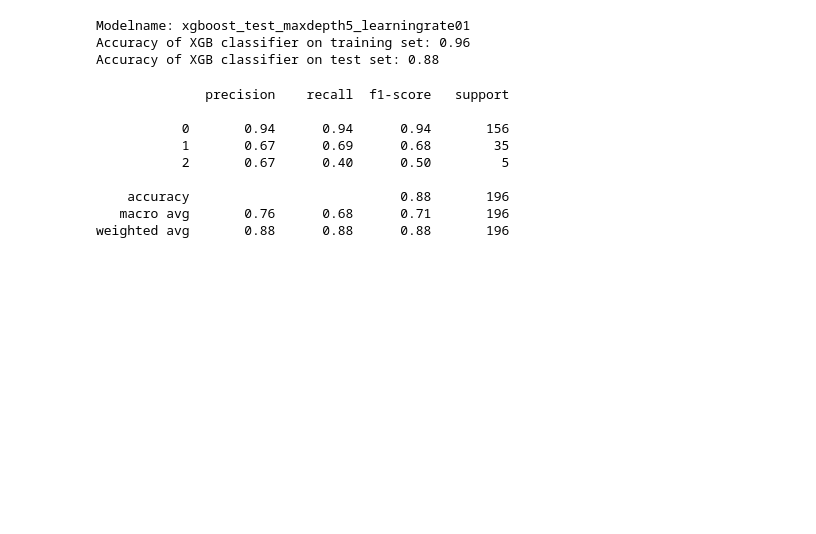
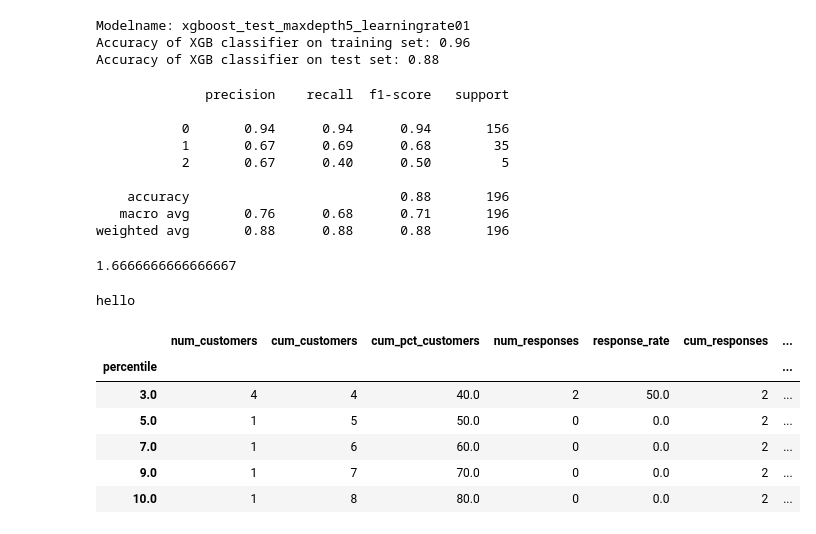
Before and after one commit to OnurKerimoglu/ML-sandbox, a Jupyter notebook: mlflow/examples/CLV/CLV_prediction.ipynb, the cells around one changed output. Cells and saved outputs as stored; diff of their text form; code cells hidden in the pictures; blank space fills up the shorter version.

```diff
--- a/mlflow/examples/CLV/CLV_prediction.ipynb
+++ b/mlflow/examples/CLV/CLV_prediction.ipynb
@@ -167,3 +167,19 @@ print(clfreport)
     accuracy                           0.88       196
    macro avg       0.76      0.68      0.71       196
 weighted avg       0.88      0.88      0.88       196
+# %%
+import numpy as np
+from mlxtend.evaluate import lift_score
+
+y_target =    np.array([0, 0, 1, 0, 0, 1, 1, 1, 0, 0])
+y_predicted = np.array([1, 0, 1, 0, 0, 0, 0, 1, 0, 0])
+positive_label = '2'
+
+ls = lift_score(y_target, y_predicted, binary=False, positive_label=positive_label)
+print(ls)
+# %% [output]
+1.6666666666666667
+# %%
+print('hello')
+# %% [output]
+hello
@@ -169,0 +242,12 @@ weighted avg       0.88      0.88      0.88       196
+# %%
+y_target =    np.array([0, 0, 1, 0, 0, 1, 1, 1, 0, 0])
+y_predicted = np.array([1, 0, 1, 0, 0, 0, 0, 1, 0, 0])
+calculate_lift(y_target, y_predicted)
+# %% [output]
+|  | num_customers | cum_customers | cum_pct_customers | num_responses | response_rate | cum_responses | ... |
+| percentile |  |  |  |  |  |  | ... |
+| 3.0 | 4 | 4 | 40.0 | 2 | 50.0 | 2 | ... |
+| 5.0 | 1 | 5 | 50.0 | 0 | 0.0 | 2 | ... |
+| 7.0 | 1 | 6 | 60.0 | 0 | 0.0 | 2 | ... |
+| 9.0 | 1 | 7 | 70.0 | 0 | 0.0 | 2 | ... |
+| 10.0 | 1 | 8 | 80.0 | 0 | 0.0 | 2 | ... |
```
Also changed, not shown: parts of 6 cells of this notebook, 3 other files.
